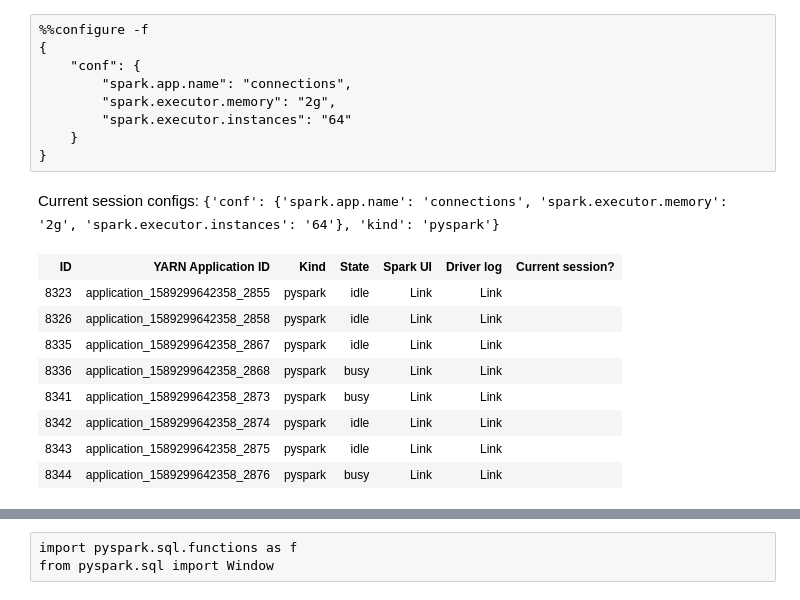
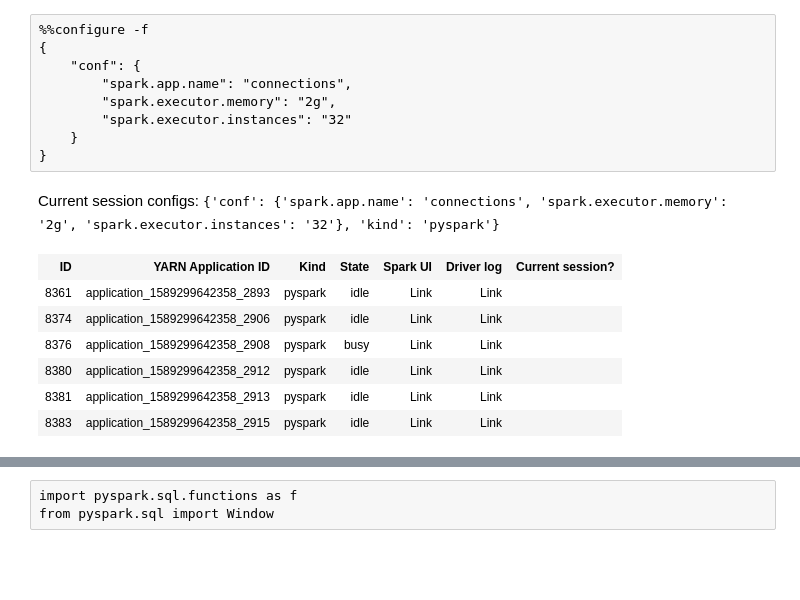
Before and after one commit to guarin/journey_planner, a Jupyter notebook: notebooks/timetable.ipynb, the cells around one changed output, grey strips where cells are left out. Cells and saved outputs as stored; diff of their text form; blank space fills up the shorter version.

```diff
--- a/notebooks/timetable.ipynb
+++ b/notebooks/timetable.ipynb
@@ -1,23 +1,21 @@
 # %%
 %%configure -f
 {
     "conf": {
         "spark.app.name": "connections",
         "spark.executor.memory": "2g",
-        "spark.executor.instances": "64"
+        "spark.executor.instances": "32"
     }
 }
 # %% [output]
-Current session configs: {'conf': {'spark.app.name': 'connections', 'spark.executor.memory': '2g', 'spark.executor.instances': '64'}, 'kind': 'pyspark'}
+Current session configs: {'conf': {'spark.app.name': 'connections', 'spark.executor.memory': '2g', 'spark.executor.instances': '32'}, 'kind': 'pyspark'}
 | ID | YARN Application ID | Kind | State | Spark UI | Driver log | Current session? |
-| 8323 | application_1589299642358_2855 | pyspark | idle | Link | Link |  |
-| 8326 | application_1589299642358_2858 | pyspark | idle | Link | Link |  |
-| 8335 | application_1589299642358_2867 | pyspark | idle | Link | Link |  |
-| 8336 | application_1589299642358_2868 | pyspark | busy | Link | Link |  |
-| 8341 | application_1589299642358_2873 | pyspark | busy | Link | Link |  |
-| 8342 | application_1589299642358_2874 | pyspark | idle | Link | Link |  |
-| 8343 | application_1589299642358_2875 | pyspark | idle | Link | Link |  |
-| 8344 | application_1589299642358_2876 | pyspark | busy | Link | Link |  |
+| 8361 | application_1589299642358_2893 | pyspark | idle | Link | Link |  |
+| 8374 | application_1589299642358_2906 | pyspark | idle | Link | Link |  |
+| 8376 | application_1589299642358_2908 | pyspark | busy | Link | Link |  |
+| 8380 | application_1589299642358_2912 | pyspark | idle | Link | Link |  |
+| 8381 | application_1589299642358_2913 | pyspark | idle | Link | Link |  |
+| 8383 | application_1589299642358_2915 | pyspark | idle | Link | Link |  |
 # %%
 spark
 # %% [output]
```
Also changed, not shown: parts of 14 cells of this notebook.
